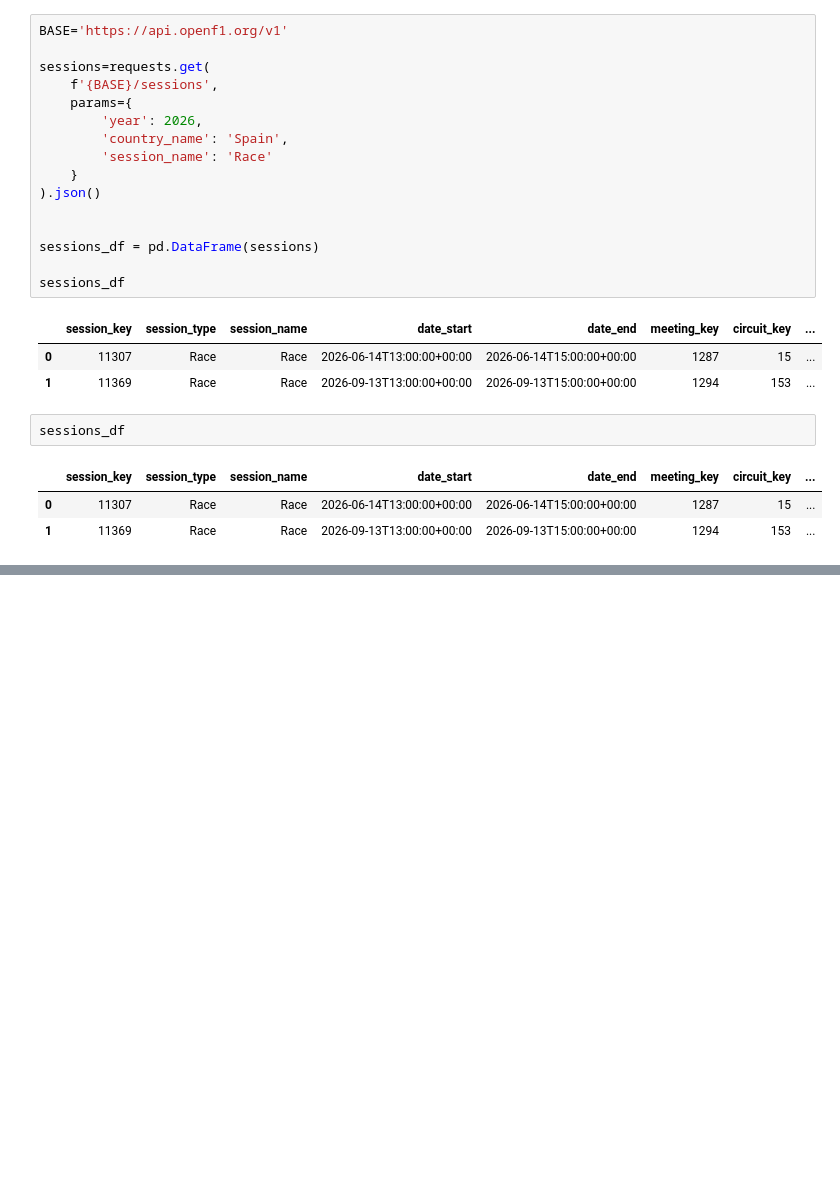
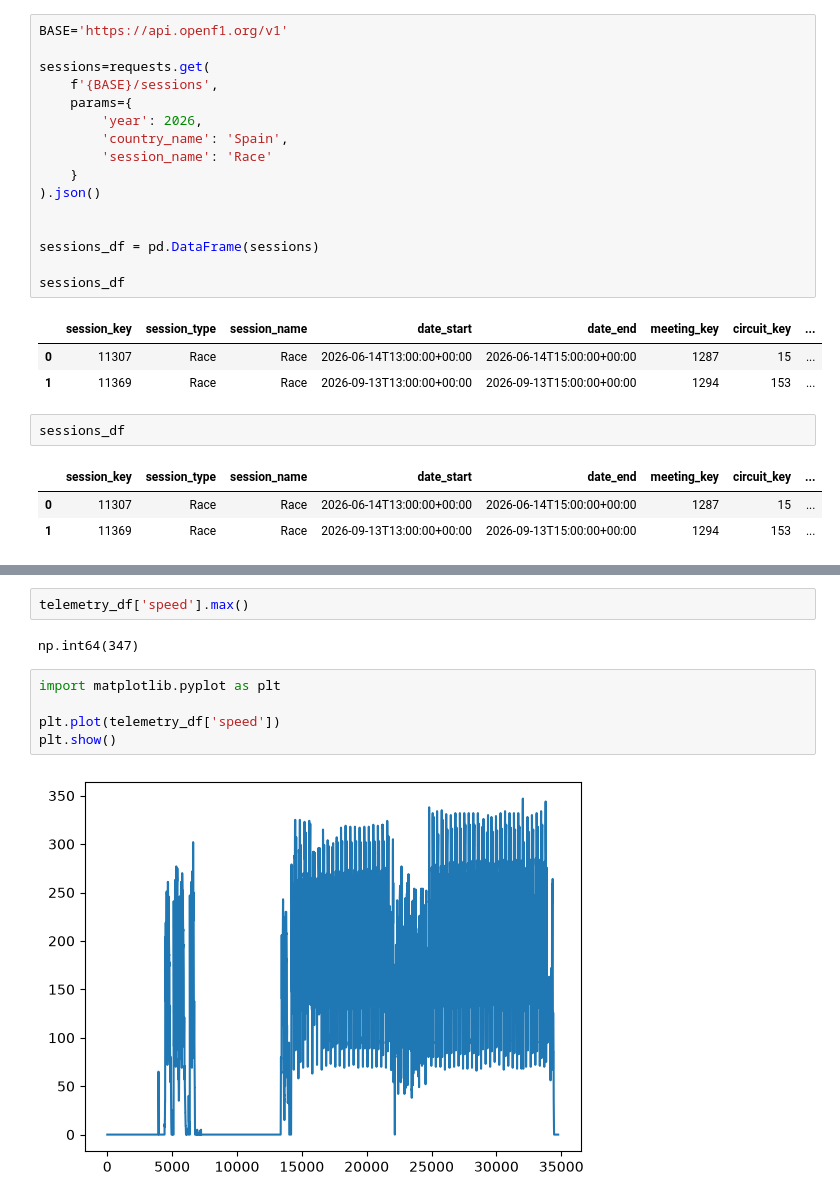
Before and after one commit to aurrog/f1_Lab, a Jupyter notebook: notebooks/v3.ipynb, the cells around one changed output, grey strips where cells are left out. Saved outputs shown, nothing was run; the diff lists cells and outputs as text; blank space fills up the shorter version.

```diff
--- a/notebooks/v3.ipynb
+++ b/notebooks/v3.ipynb
@@ -165,0 +181,11 @@ telemetry_df
+# %%
+telemetry_df['speed'].max()
+# %% [output]
+np.int64(347)
+# %%
+import matplotlib.pyplot as plt
+
+plt.plot(telemetry_df['speed'])
+plt.show()
+# %% [output]
+[figure, added]
```
Also changed, not shown: parts of 11 cells of this notebook, 6 other files.
